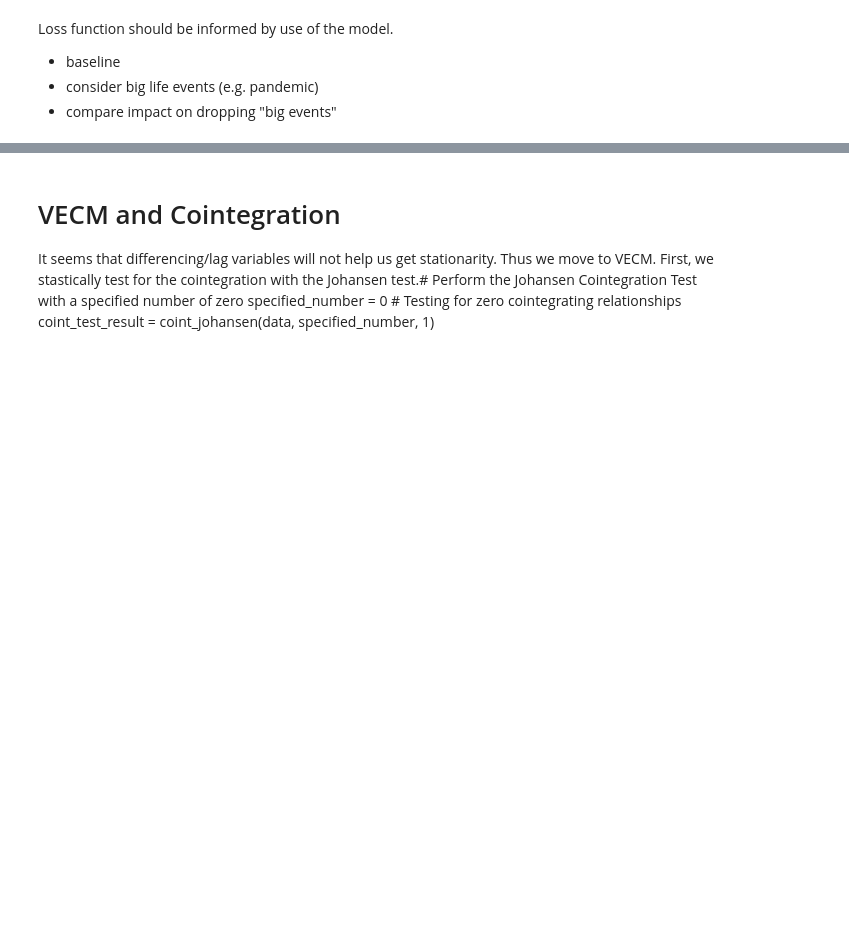
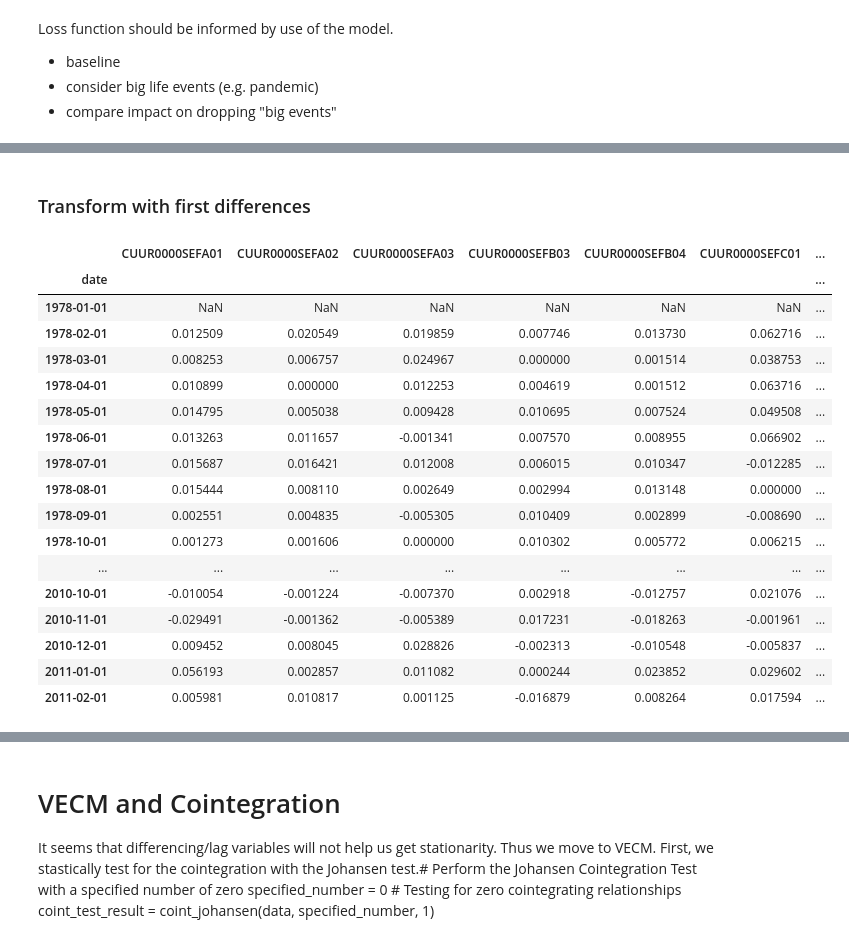
Before and after one commit to Erdos-Projects/fall-2025-food-price-forecasting, a Jupyter notebook: src/eda/EDA.ipynb, the cells around one changed output, grey strips where cells are left out. Cells and saved outputs as stored; diff of their text form; code cells hidden in the pictures; blank space fills up the shorter version.

```diff
--- a/src/eda/EDA.ipynb
+++ b/src/eda/EDA.ipynb
@@ -120,0 +135,25 @@ Loss function should be informed by use of the model.
+# %% [markdown]
+### Transform with first differences
+# %%
+# time series plots
+df_first_diff = np.log(df).diff()
+df_first_diff
+# %% [output]
+|  | CUUR0000SEFA01 | CUUR0000SEFA02 | CUUR0000SEFA03 | CUUR0000SEFB03 | CUUR0000SEFB04 | CUUR0000SEFC01 | ... |
+| date |  |  |  |  |  |  | ... |
+| 1978-01-01 | NaN | NaN | NaN | NaN | NaN | NaN | ... |
+| 1978-02-01 | 0.012509 | 0.020549 | 0.019859 | 0.007746 | 0.013730 | 0.062716 | ... |
+| 1978-03-01 | 0.008253 | 0.006757 | 0.024967 | 0.000000 | 0.001514 | 0.038753 | ... |
+| 1978-04-01 | 0.010899 | 0.000000 | 0.012253 | 0.004619 | 0.001512 | 0.063716 | ... |
+| 1978-05-01 | 0.014795 | 0.005038 | 0.009428 | 0.010695 | 0.007524 | 0.049508 | ... |
+| 1978-06-01 | 0.013263 | 0.011657 | -0.001341 | 0.007570 | 0.008955 | 0.066902 | ... |
+| 1978-07-01 | 0.015687 | 0.016421 | 0.012008 | 0.006015 | 0.010347 | -0.012285 | ... |
+| 1978-08-01 | 0.015444 | 0.008110 | 0.002649 | 0.002994 | 0.013148 | 0.000000 | ... |
+| 1978-09-01 | 0.002551 | 0.004835 | -0.005305 | 0.010409 | 0.002899 | -0.008690 | ... |
+| 1978-10-01 | 0.001273 | 0.001606 | 0.000000 | 0.010302 | 0.005772 | 0.006215 | ... |
+| ... | ... | ... | ... | ... | ... | ... | ... |
+| 2010-10-01 | -0.010054 | -0.001224 | -0.007370 | 0.002918 | -0.012757 | 0.021076 | ... |
+| 2010-11-01 | -0.029491 | -0.001362 | -0.005389 | 0.017231 | -0.018263 | -0.001961 | ... |
+| 2010-12-01 | 0.009452 | 0.008045 | 0.028826 | -0.002313 | -0.010548 | -0.005837 | ... |
+| 2011-01-01 | 0.056193 | 0.002857 | 0.011082 | 0.000244 | 0.023852 | 0.029602 | ... |
+| 2011-02-01 | 0.005981 | 0.010817 | 0.001125 | -0.016879 | 0.008264 | 0.017594 | ... |
```
Also changed, not shown: parts of 6 cells of this notebook, 1 other file.
